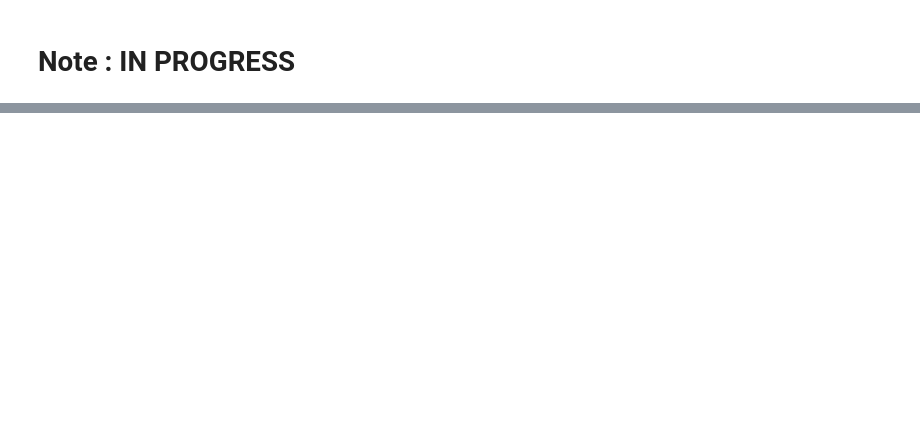
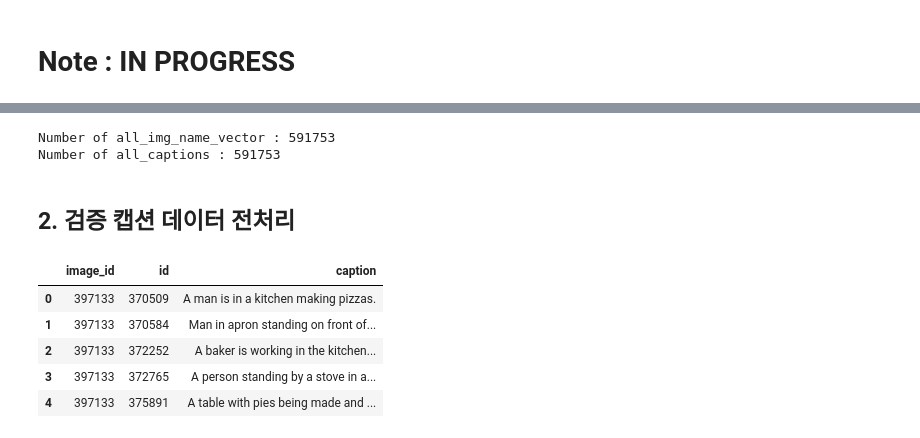
Before and after one commit to sin00528/2020_Capstone_01, a Jupyter notebook: Segmentation/06.Caption_Preprocessing.ipynb, the cells around one changed output, grey strips where cells are left out. Cells and saved outputs as stored; diff of their text form; code cells hidden in the pictures; blank space fills up the shorter version.

```diff
--- a/Segmentation/06.Caption_Preprocessing.ipynb
+++ b/Segmentation/06.Caption_Preprocessing.ipynb
@@ -148,0 +88,6 @@ json.dump(data_configs, open('COCO/annotations/word_dict.json', 'w'), ensure_asc
+# %%
+print('Number of all_img_name_vector :', len(all_img_name_vector))
+print('Number of all_captions :', len(all_captions))
+# %% [output]
+Number of all_img_name_vector : 591753
+Number of all_captions : 591753
@@ -148,0 +97,12 @@ json.dump(data_configs, open('COCO/annotations/word_dict.json', 'w'), ensure_asc
+# %% [markdown]
+## 2. 검증 캡션 데이터 전처리
+# %%
+annotation = pd.read_csv('COCO/annotations/captions_val2017.csv', index_col=0)
+annotation.head()
+# %% [output]
+|  | image_id | id | caption |
+| 0 | 397133 | 370509 | A man is in a kitchen making pizzas. |
+| 1 | 397133 | 370584 | Man in apron standing on front of... |
+| 2 | 397133 | 372252 | A baker is working in the kitchen... |
+| 3 | 397133 | 372765 | A person standing by a stove in a... |
+| 4 | 397133 | 375891 | A table with pies being made and ... |
```
Also changed, not shown: parts of 35 cells of this notebook, 2 other files.
